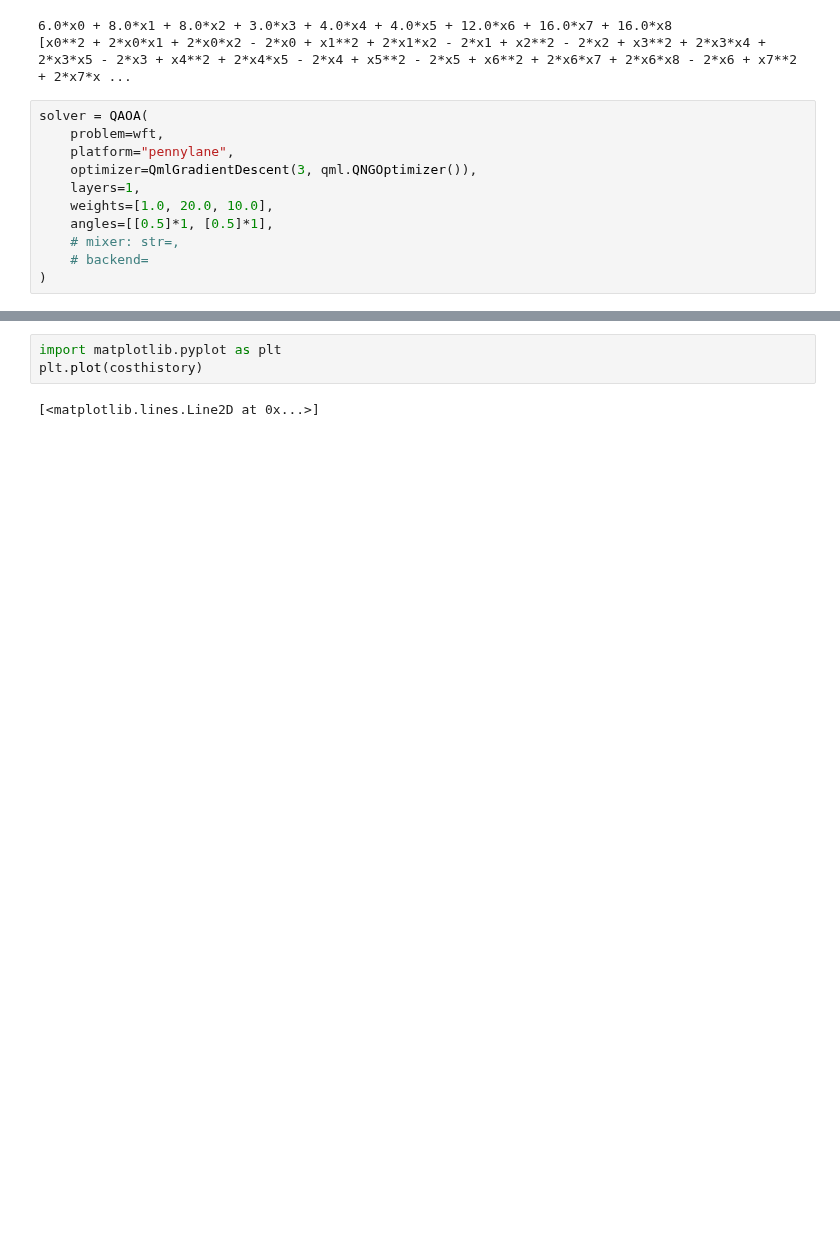
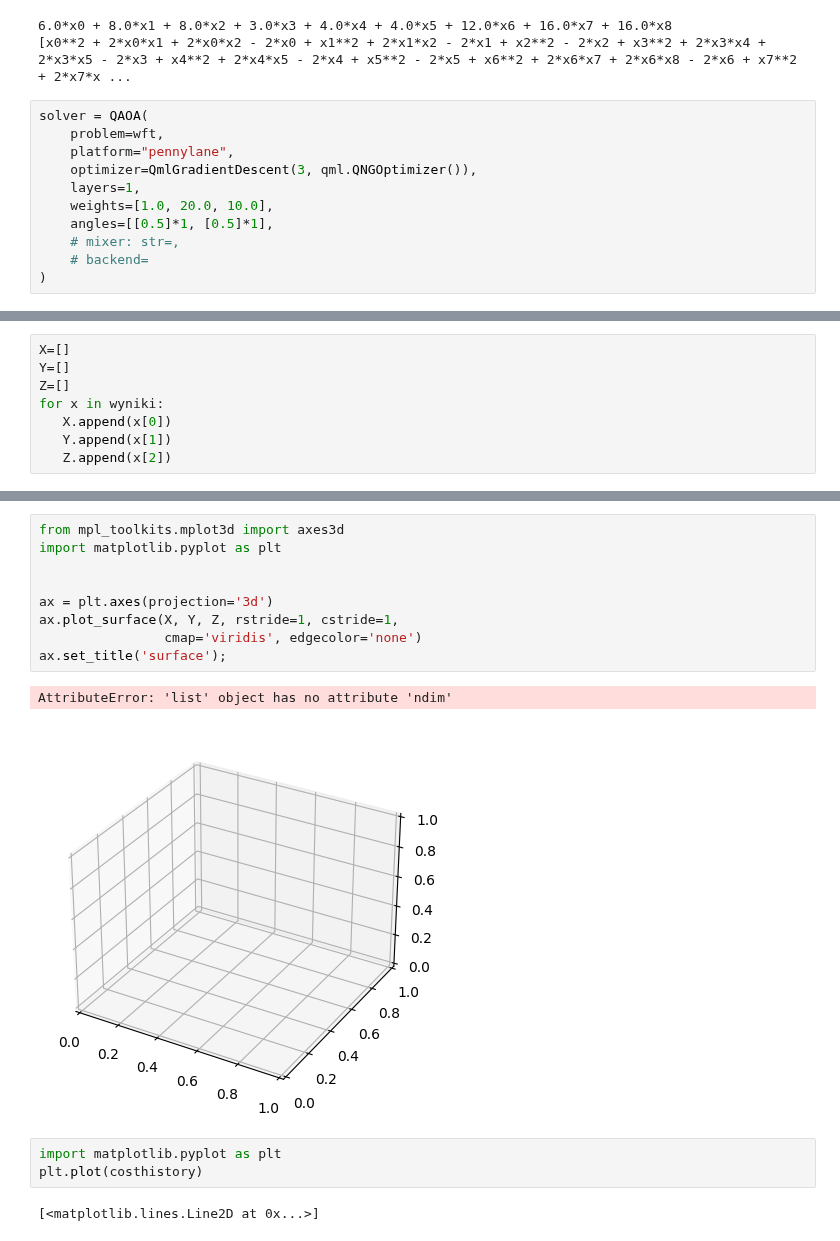
Before and after one commit to qc-lab/QHyper, a Jupyter notebook: demo/main_test.ipynb, the cells around one changed output, grey strips where cells are left out. Saved outputs shown, nothing was run; the diff lists cells and outputs as text; blank space fills up the shorter version.

```diff
--- a/demo/main_test.ipynb
+++ b/demo/main_test.ipynb
@@ -63,0 +44,8 @@ print(costhistory)
+# %%
+X=[]
+Y=[]
+Z=[]
+for x in wyniki:
+   X.append(x[0])
+   Y.append(x[1])
+   Z.append(x[2])
@@ -64,3 +62,15 @@ print(costhistory)
+# %%
+from mpl_toolkits.mplot3d import axes3d
+import matplotlib.pyplot as plt
+
+
+ax = plt.axes(projection='3d')
+ax.plot_surface(X, Y, Z, rstride=1, cstride=1,
+                cmap='viridis', edgecolor='none')
+ax.set_title('surface');
+# %% [output]
+AttributeError: 'list' object has no attribute 'ndim'
+[figure, added]
 # %%
 import matplotlib.pyplot as plt
 plt.plot(costhistory)
```
Also changed, not shown: parts of 4 cells of this notebook, 1 other file.
